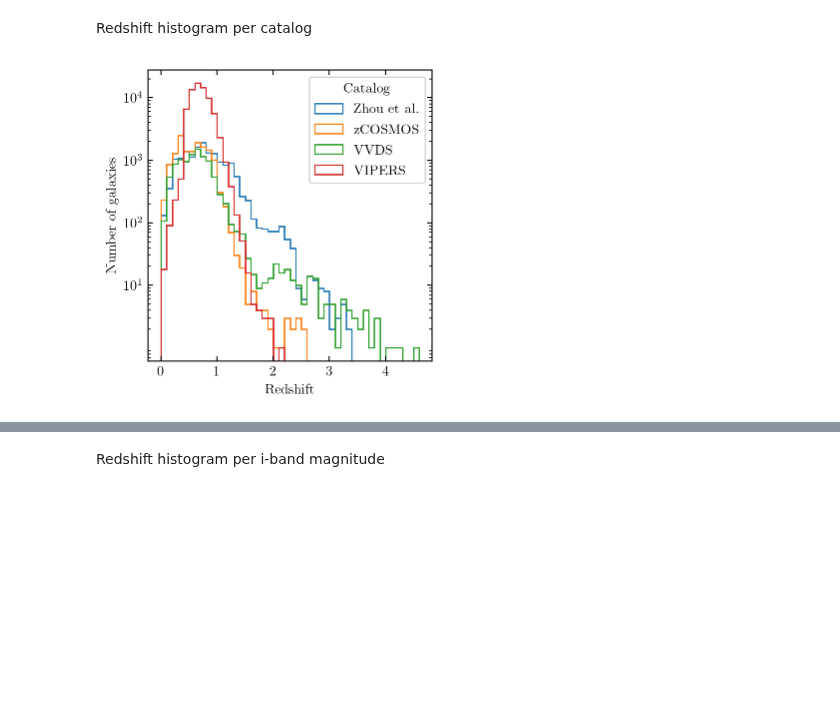
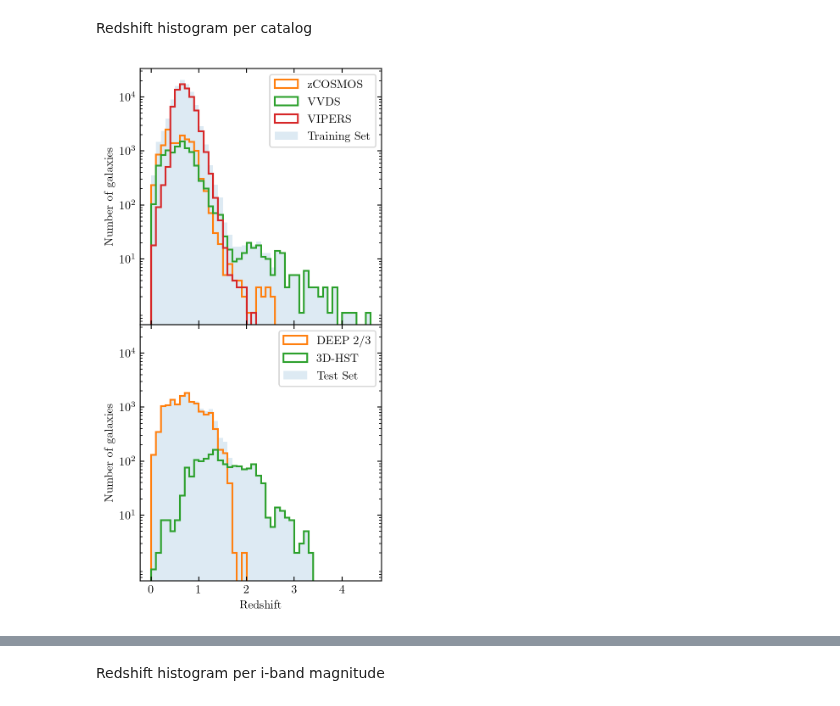
Before and after one commit to dirac-institute/photoz_template_learning, a Jupyter notebook: catalog.ipynb, the cells around one changed output, grey strips where cells are left out. Saved outputs shown, nothing was run; the diff lists cells and outputs as text; code cells hidden in the pictures; blank space fills up the shorter version.

Commit message:
Made a histogram of the redshift distributions of all the data sets.

```diff
--- a/catalog.ipynb
+++ b/catalog.ipynb
@@ -13,6 +13,8 @@ from modules import Galaxy, get_bandpass_dict, get_eff_wavelen
 # plotting style
 %config InlineBackend.figure_format = 'retina'
 plt.style.use('paper.mplstyle')
+twocol = 7.1014
+onecol = 3.35
 # %% [markdown]
 ## **Load the Bandpasses**
 # %%
@@ -680,38 +682,52 @@ Text(0, 0.5, 'Magnitude')
 # %% [markdown]
 Redshift histogram per catalog
 # %%
-fig,ax = plt.subplots(constrained_layout=True)
-
-zhou_redshifts = []
+deep_redshifts = []
+hst_redshifts = []
 cosmos_redshifts = []
 vvds_redshifts = []
 vipers_redshifts = []
-all_redshifts = []
-for galaxy in galaxies:
-    if galaxy.source == 'DEEP2/3' or galaxy.source == '3D-HST':
-        zhou_redshifts.append(galaxy.redshift)
+training_redshifts = []
+test_redshifts = []
+for galaxy in all_galaxies:
+    if galaxy.source == 'DEEP2/3':
+        deep_redshifts.append(galaxy.redshift)
+        test_redshifts.append(galaxy.redshift)
+    elif galaxy.source == '3D-HST':
+        hst_redshifts.append(galaxy.redshift)
+        test_redshifts.append(galaxy.redshift)
     elif galaxy.source == 'zCOSMOS':
         cosmos_redshifts.append(galaxy.redshift)
+        training_redshifts.append(galaxy.redshift)
     elif galaxy.source == 'VVDS-Deep' or galaxy.source == 'VVDS-Wide':
         vvds_redshifts.append(galaxy.redshift)
+        training_redshifts.append(galaxy.redshift)
     elif galaxy.source == 'VIPERS-W1' or galaxy.source == 'VIPERS-W4':
         vipers_redshifts.append(galaxy.redshift)
-    all_redshifts.append(galaxy.redshift)
+        training_redshifts.append(galaxy.redshift)
+
+fig,(ax1,ax2) = plt.subplots(2,1,sharex=True,sharey=True,figsize=(onecol,0.9*twocol),constrained_layout=True)
+fig.set_constrained_layout_pads(h_pad=0,hspace=0)
 
 zmax = 4.6
 nbins = int(10*zmax)
-ax.hist(zhou_redshifts,range=(0,zmax),bins=nbins,histtype='step',label='Zhou et al.',color='C0')
-ax.hist(cosmos_redshifts,range=(0,zmax),bins=nbins,histtype='step',label='zCOSMOS',color='C1')
-ax.hist(vvds_redshifts,range=(0,zmax),bins=nbins,histtype='step',label='VVDS',color='C2')
-ax.hist(vipers_redshifts,range=(0,zmax),bins=nbins,histtype='step',label='VIPERS',color='C3')
-#ax.hist(all_redshifts,range=(0,zmax),bins=nbins,histtype='step',label='Total',color='k')
+ax1.hist(cosmos_redshifts,range=(0,zmax),bins=nbins,histtype='step',label='zCOSMOS',color='C1',lw=1.5)
+ax1.hist(vvds_redshifts,range=(0,zmax),bins=nbins,histtype='step',label='VVDS',color='C2',lw=1.5)
+ax1.hist(vipers_redshifts,range=(0,zmax),bins=nbins,histtype='step',label='VIPERS',color='C3',lw=1.5)
+ax1.hist(training_redshifts,range=(0,zmax),bins=nbins,zorder=0,label='Training Set',color='C0',alpha=0.15)
 
-ax.legend(title="Catalog")
+ax2.hist(deep_redshifts,range=(0,zmax),bins=nbins,histtype='step',label='DEEP 2/3',color='C1',lw=1.5)
+ax2.hist(hst_redshifts,range=(0,zmax),bins=nbins,histtype='step',label='3D-HST',color='C2',lw=1.5)
+ax2.hist(test_redshifts,range=(0,zmax),bins=nbins,zorder=0,label='Test Set',color='C0',alpha=0.15)
 
-ax.set_xlabel('Redshift')
-ax.set_ylabel('Number of galaxies')
-ax.set_yscale('log')
-ax.set_yticks([10,100,1000,10000])
+ax1.legend()
+ax2.legend()
+
+ax2.set_xlabel('Redshift')
+ax1.set_ylabel('Number of galaxies')
+ax2.set_ylabel('Number of galaxies')
+ax1.set_yscale('log')
+ax1.set_yticks([10,100,1000,10000])
 plt.show()
 # %% [output]
-[figure, old version]
+[figure, new version]
```
Also changed, not shown: parts of 1 cell of this notebook, 1 other file.
